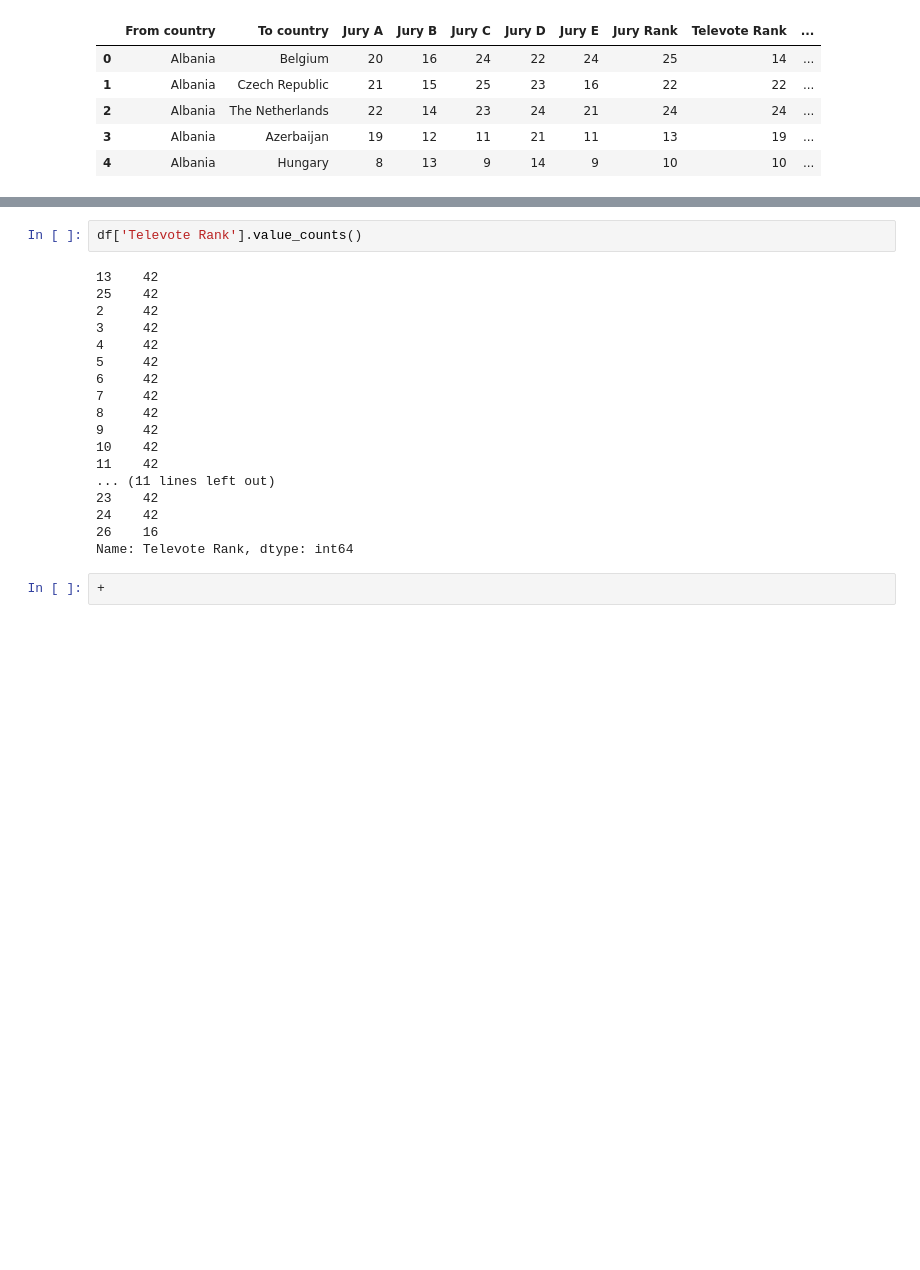
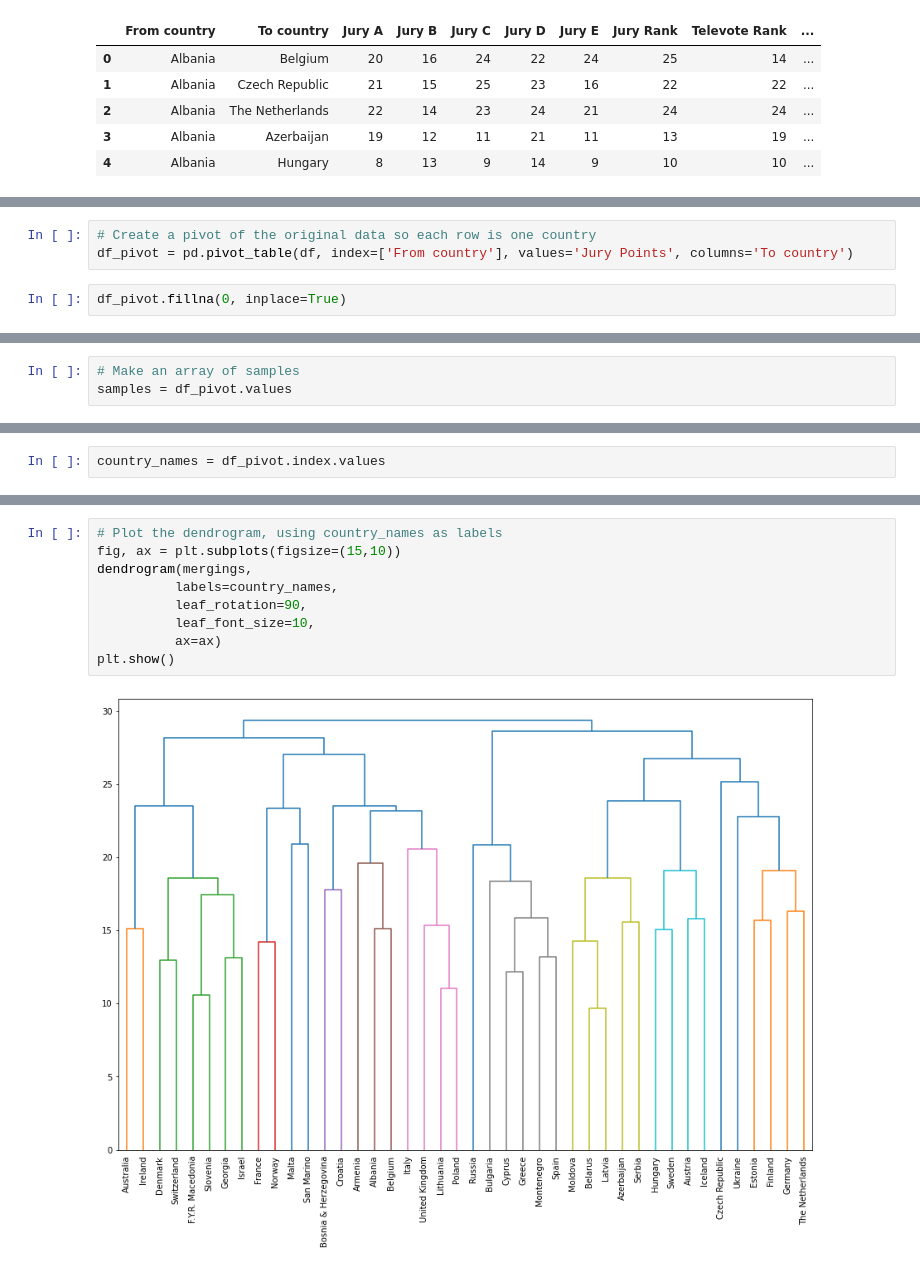
Before and after one commit to kipmadden/Unsupervised-Learning-with-scikit-learn, a Jupyter notebook: Eurovision 2016.ipynb, the cells around one changed output, grey strips where cells are left out. Cells and saved outputs as stored; diff of their text form; blank space fills up the shorter version.

```diff
--- a/Eurovision 2016.ipynb
+++ b/Eurovision 2016.ipynb
@@ -26,0 +46,5 @@ country_names = df['From country'].values
+# %%
+# Create a pivot of the original data so each row is one country
+df_pivot = pd.pivot_table(df, index=['From country'], values='Jury Points', columns='To country')
+# %%
+df_pivot.fillna(0, inplace=True)
@@ -26,0 +71,3 @@ country_names = df['From country'].values
+# %%
+# Make an array of samples
+samples = df_pivot.values
@@ -26,0 +78,2 @@ country_names = df['From country'].values
+# %%
+country_names = df_pivot.index.values
@@ -32,22 +110,11 @@ ValueError: Length n of condensed distance matrix 'y' must be a binomial coeffic
-# %%
-df['Televote Rank'].value_counts()
-# %% [output]
-13    42
-25    42
-2     42
-3     42
-4     42
-5     42
-6     42
-7     42
-8     42
-9     42
-10    42
-11    42
-... (11 lines left out)
-23    42
-24    42
-26    16
-Name: Televote Rank, dtype: int64
-# %%
-+
+# %%
+# Plot the dendrogram, using country_names as labels
+fig, ax = plt.subplots(figsize=(15,10))
+dendrogram(mergings,
+          labels=country_names,
+          leaf_rotation=90,
+          leaf_font_size=10,
+          ax=ax)
+plt.show()
+# %% [output]
+[figure, added]
```
Also changed, not shown: parts of 19 cells of this notebook, 2 other files.
